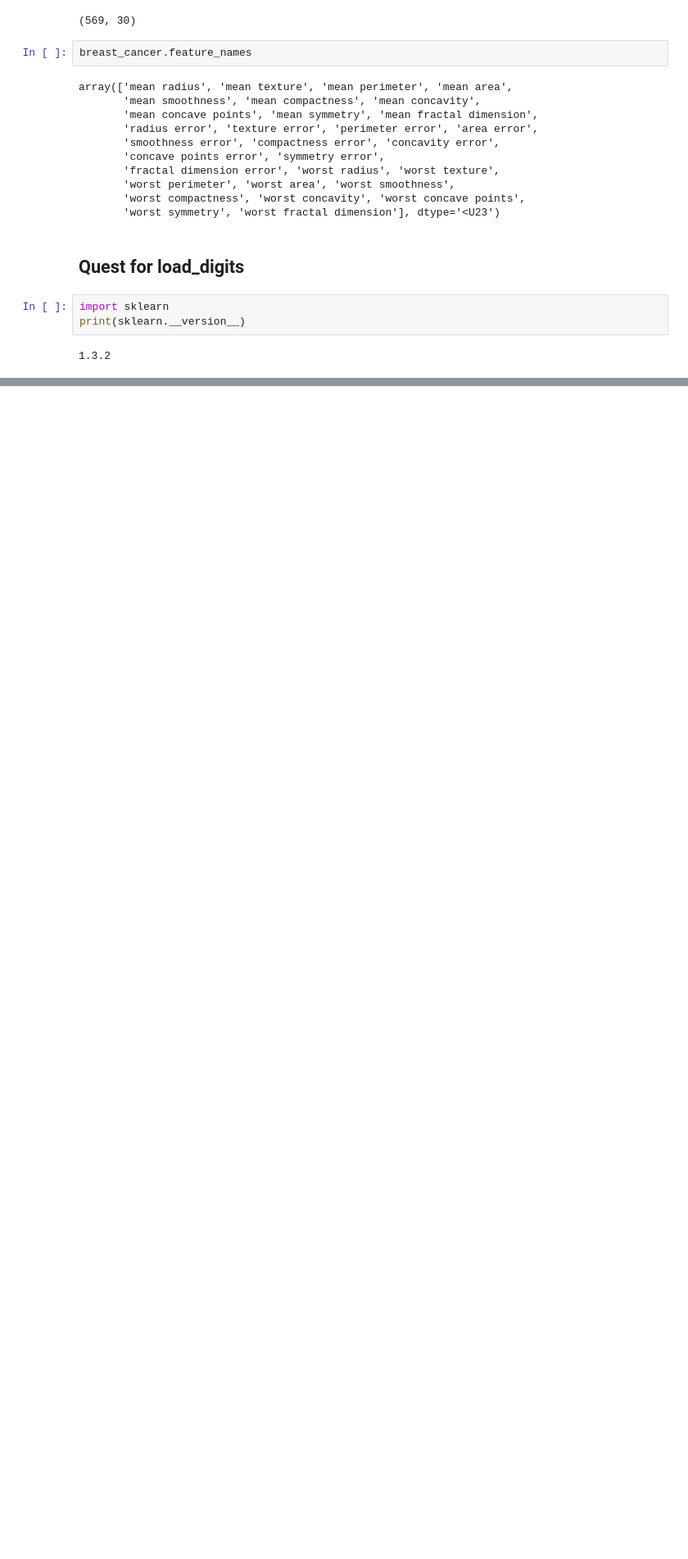
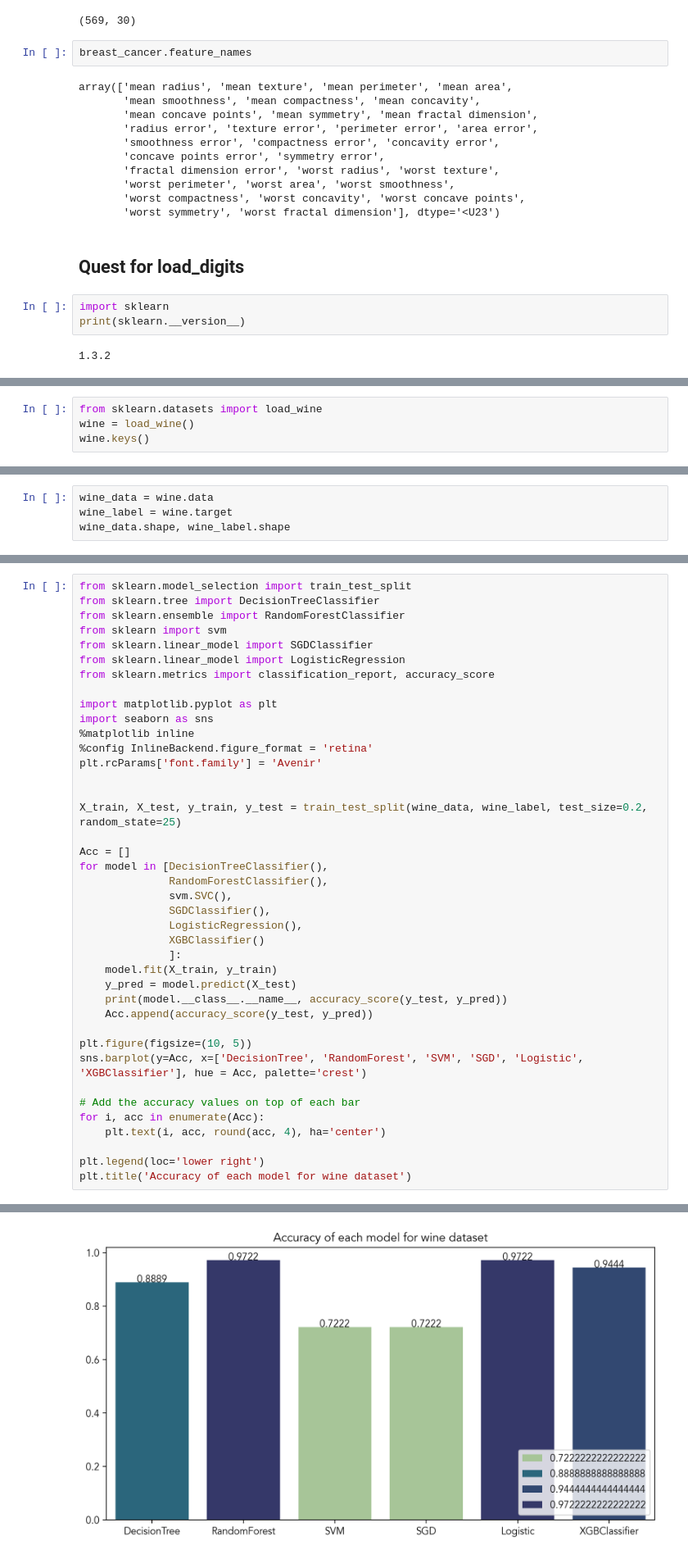
Before and after one commit to gyjong/workplace, a Jupyter notebook: quest_0220/0220_iris.ipynb, the cells around one changed output, grey strips where cells are left out. Shown at 82% size. Saved outputs shown, nothing was run; the diff lists cells and outputs as text; blank space fills up the shorter version.

```diff
--- a/quest_0220/0220_iris.ipynb
+++ b/quest_0220/0220_iris.ipynb
@@ -516,0 +598,4 @@ print(sklearn.__version__)
+# %%
+from sklearn.datasets import load_wine
+wine = load_wine()
+wine.keys()
@@ -516,0 +604,4 @@ print(sklearn.__version__)
+# %%
+wine_data = wine.data
+wine_label = wine.target
+wine_data.shape, wine_label.shape
@@ -516,0 +610,41 @@ print(sklearn.__version__)
+# %%
+from sklearn.model_selection import train_test_split
+from sklearn.tree import DecisionTreeClassifier
+from sklearn.ensemble import RandomForestClassifier
+from sklearn import svm
+from sklearn.linear_model import SGDClassifier
+from sklearn.linear_model import LogisticRegression
+from sklearn.metrics import classification_report, accuracy_score
+
+import matplotlib.pyplot as plt
+import seaborn as sns
+%matplotlib inline
+%config InlineBackend.figure_format = 'retina'
+plt.rcParams['font.family'] = 'Avenir'
+
+
+X_train, X_test, y_train, y_test = train_test_split(wine_data, wine_label, test_size=0.2, random_state=25)
+
+Acc = []
+for model in [DecisionTreeClassifier(),
+              RandomForestClassifier(),
+              svm.SVC(),
+              SGDClassifier(),
+              LogisticRegression(),
+              XGBClassifier()
+              ]:
+    model.fit(X_train, y_train)
+    y_pred = model.predict(X_test)
+    print(model.__class__.__name__, accuracy_score(y_test, y_pred))
+    Acc.append(accuracy_score(y_test, y_pred))
+
+plt.figure(figsize=(10, 5))
+sns.barplot(y=Acc, x=['DecisionTree', 'RandomForest', 'SVM', 'SGD', 'Logistic', 'XGBClassifier'], hue = Acc, palette='crest')
+
+# Add the accuracy values on top of each bar
+for i, acc in enumerate(Acc):
+    plt.text(i, acc, round(acc, 4), ha='center')
+
+plt.legend(loc='lower right')
+plt.title('Accuracy of each model for wine dataset')
+# %% [output]
@@ -516,0 +665 @@ print(sklearn.__version__)
+[figure, added]
```
Also changed, not shown: parts of 11 cells of this notebook.
